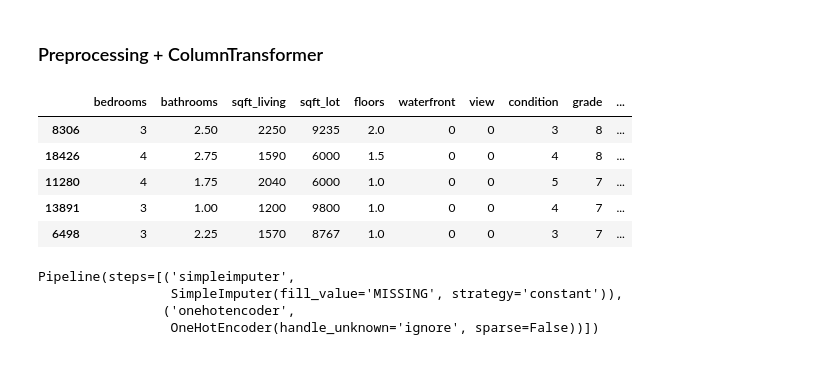
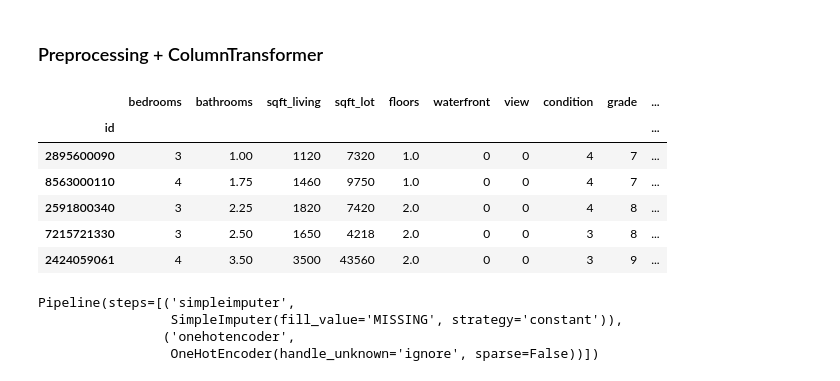
Before and after one commit to coding-dojo-data-science/summit-2023-ds-team-session-stack-5-overview, a Jupyter notebook: Part 1 - Model Insights.ipynb, the cells around one changed output. Drawn from its saved outputs; the diff is of its cells as text; code cells hidden in the pictures.

```diff
--- a/Part 1 - Model Insights.ipynb
+++ b/Part 1 - Model Insights.ipynb
@@ -158,4 +148,0 @@ df
-# %%
-## Drop unwanted columns
-DROP_COLS = ['id','date','datetime']
-df = df.drop(columns=DROP_COLS)
@@ -167,3 +154,8 @@ df[CONVERT_TO_STR_COLS] = df[CONVERT_TO_STR_COLS].astype(str)
 CONVERT_TO_NUM_COLS = []
 for col in CONVERT_TO_NUM_COLS:
     df[col] = pd.to_numeric(df[col])
+# %%
+## Drop unwanted columns
+DROP_COLS = ['date','datetime']
+df_ml = df.drop(columns=DROP_COLS)
+df_ml
@@ -190,0 +229,4 @@ memory usage: 3.5+ MB
+# %%
+import scipy.stats as stats
+idx_outliers = np.abs(stats.zscore(df_ml['price']) )>3
+idx_outliers.sum()
@@ -190,0 +252,3 @@ memory usage: 3.5+ MB
+# %%
+df_ml = df_ml[~idx_outliers].copy()
+df_ml
@@ -203,20 +291,21 @@ sklearn version: 1.1.3
 # %%
 ## Make x and y variables
 target = 'price'
 drop_cols_model = []
 
-y = df[target].copy()
-X = df.drop(columns=[target,*drop_cols_model]).copy()
+y = df_ml[target].copy()
+X = df_ml.drop(columns=[target,*drop_cols_model]).copy()
 
 X_train, X_test, y_train, y_test = train_test_split(X,y, random_state=321)
 X_train.head()
 # %% [output]
 |  | bedrooms | bathrooms | sqft_living | sqft_lot | floors | waterfront | view | condition | grade | ... |
-| 8306 | 3 | 2.50 | 2250 | 9235 | 2.0 | 0 | 0 | 3 | 8 | ... |
-| 18426 | 4 | 2.75 | 1590 | 6000 | 1.5 | 0 | 0 | 4 | 8 | ... |
-| 11280 | 4 | 1.75 | 2040 | 6000 | 1.0 | 0 | 0 | 5 | 7 | ... |
-| 13891 | 3 | 1.00 | 1200 | 9800 | 1.0 | 0 | 0 | 4 | 7 | ... |
-| 6498 | 3 | 2.25 | 1570 | 8767 | 1.0 | 0 | 0 | 3 | 7 | ... |
+| id |  |  |  |  |  |  |  |  |  | ... |
+| 2895600090 | 3 | 1.00 | 1120 | 7320 | 1.0 | 0 | 0 | 4 | 7 | ... |
+| 8563000110 | 4 | 1.75 | 1460 | 9750 | 1.0 | 0 | 0 | 4 | 7 | ... |
+| 2591800340 | 3 | 2.25 | 1820 | 7420 | 2.0 | 0 | 0 | 4 | 8 | ... |
+| 7215721330 | 3 | 2.50 | 1650 | 4218 | 2.0 | 0 | 0 | 3 | 8 | ... |
+| 2424059061 | 4 | 3.50 | 3500 | 43560 | 2.0 | 0 | 0 | 3 | 9 | ... |
 # %%
 ## make categorical preprocessing pipeline
 cat_sel = make_column_selector(dtype_include='object')
```
Also changed, not shown: parts of 101 cells of this notebook, 7 other files.
